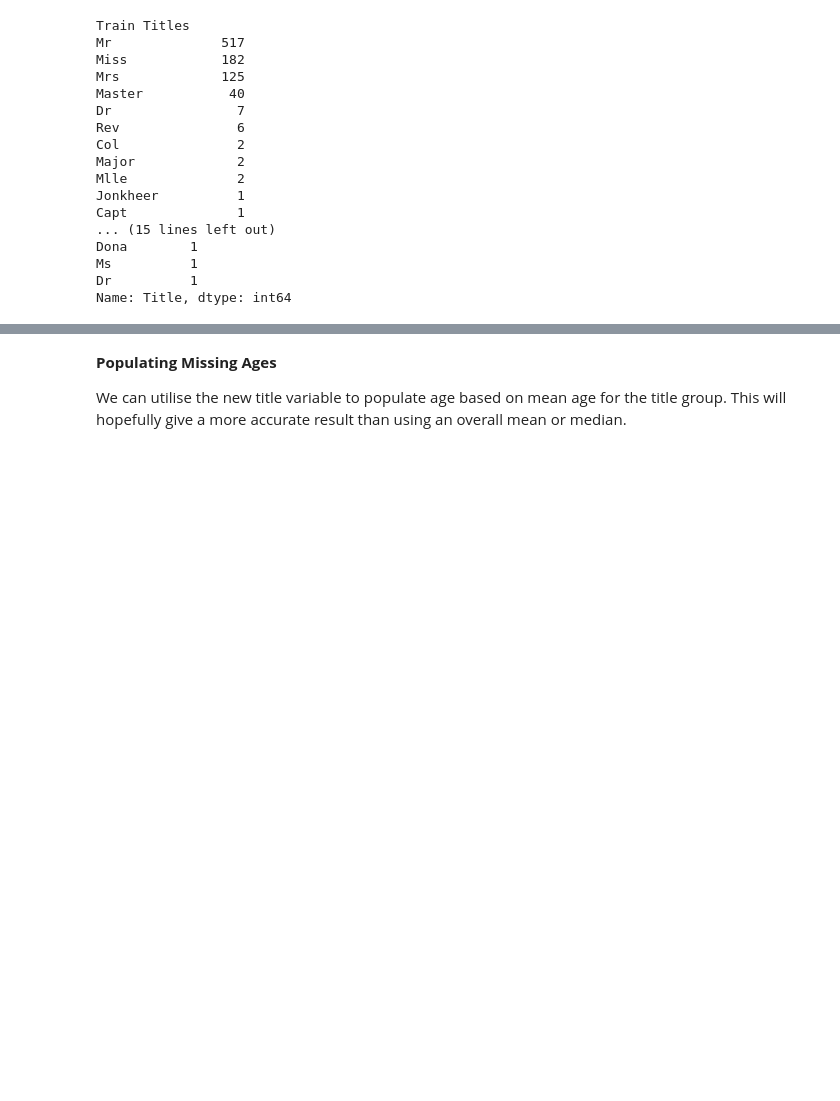
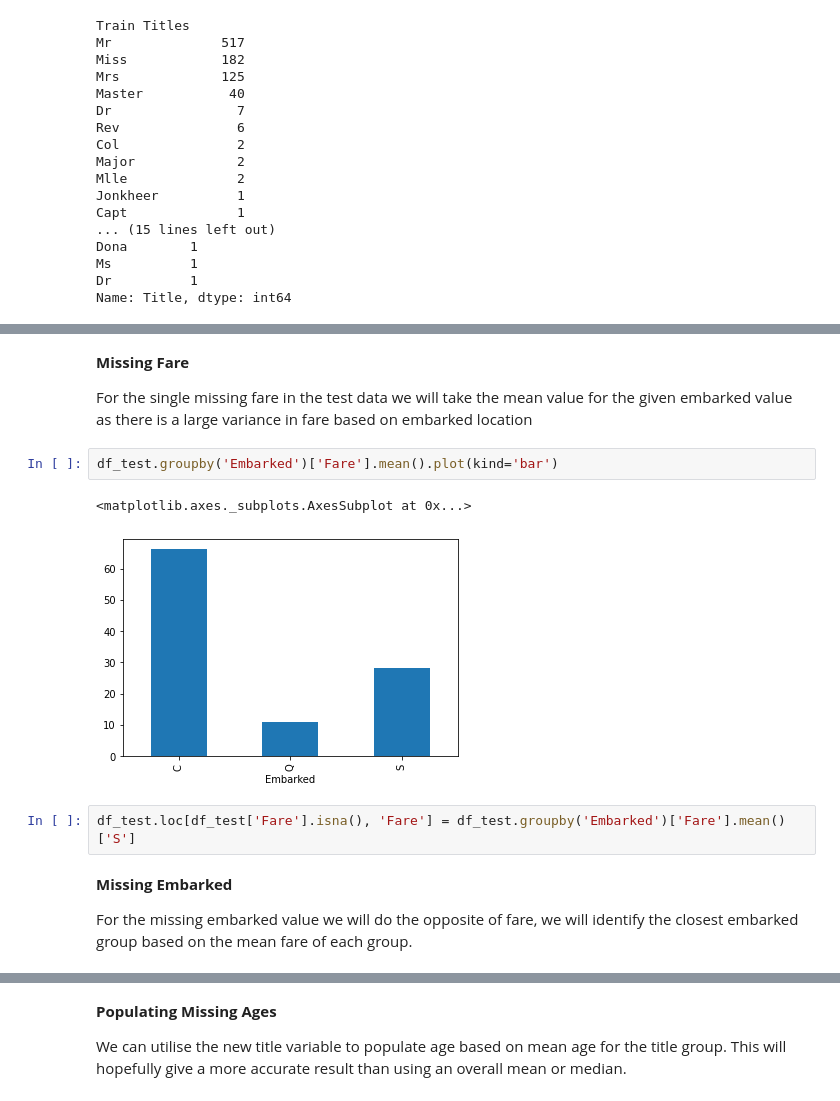
Before and after one commit to jamesmaddison/Titanic, a Jupyter notebook: Titanic.ipynb, the cells around one changed output, grey strips where cells are left out. Saved outputs shown, nothing was run; the diff lists cells and outputs as text; blank space fills up the shorter version.

```diff
--- a/Titanic.ipynb
+++ b/Titanic.ipynb
@@ -159,0 +224,16 @@ Name: Title, dtype: int64
+# %% [markdown]
+
+**Missing Fare**
+
+For the single missing fare in the test data we will take the mean value for the given embarked value as there is a large variance in fare based on embarked location
+# %%
+df_test.groupby('Embarked')['Fare'].mean().plot(kind='bar')
+# %% [output]
+<matplotlib.axes._subplots.AxesSubplot at 0x...>
+[figure, added]
+# %%
+df_test.loc[df_test['Fare'].isna(), 'Fare'] = df_test.groupby('Embarked')['Fare'].mean()['S']
+# %% [markdown]
+**Missing Embarked**
+
+For the missing embarked value we will do the opposite of fare, we will identify the closest embarked group based on the mean fare of each group.
```
Also changed, not shown: parts of 19 cells of this notebook.
